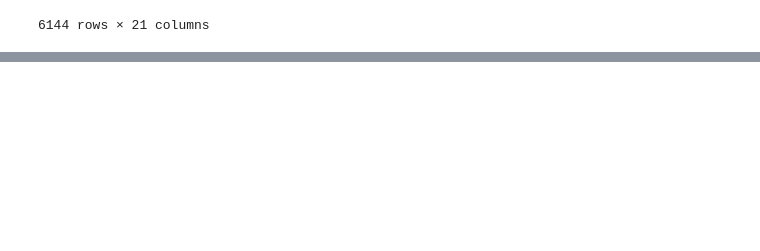
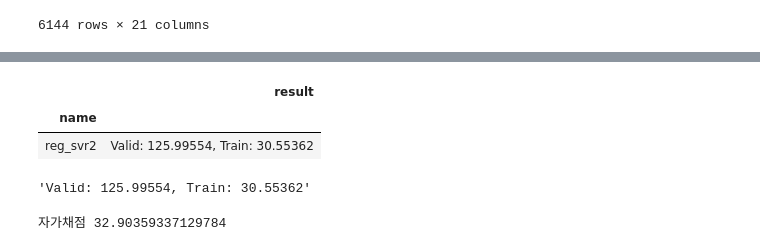
Before and after one commit to sunkusun9/DS_lv3_2609_1, a Jupyter notebook: sec_ds_lv3_prob3_kaggle.ipynb, the cells around one changed output, grey strips where cells are left out. Saved outputs shown, nothing was run; the diff lists cells and outputs as text; code cells hidden in the pictures; blank space fills up the shorter version.

Commit message:
Day1 Kaggle 문제 Step3까지 노트입니다.

```diff
--- a/sec_ds_lv3_prob3_kaggle.ipynb
+++ b/sec_ds_lv3_prob3_kaggle.ipynb
@@ -188,0 +351,23 @@ Step 4: 모델 개선 작업을 합니다.
+# %%
+from sklearn.svm import SVR
+
+ct = ColumnTransformer([
+    ('std', StandardScaler(), ['TotalHour'] + ['lag_{}'.format(i) for i in range(1, 7)]),
+    ('ohe', OneHotEncoder(categories='auto'), ['DayName']),
+    ('pt', 'passthrough', ['AM']) # , 'Holiday_yn': 효과성 없을 가능성 높다
+])
+
+reg_svr2 = make_pipeline(
+    ct, SVR(kernel = 'rbf', C = 1000, gamma = 0.2)
+)
+eval_model('reg_svr2', reg_svr2)
+# %% [output]
+|  | result |
+| name |  |
+| reg_svr2 | Valid: 125.99554, Train: 30.55362 |
+'Valid: 125.99554, Train: 30.55362'
+# %%
+prd = select_model(reg_svr2)
+print('자가채점', mean_absolute_error(s_kaggle_ans, prd))
+# %% [output]
+자가채점 32.90359337129784
```
Also changed, not shown: parts of 18 cells of this notebook.
